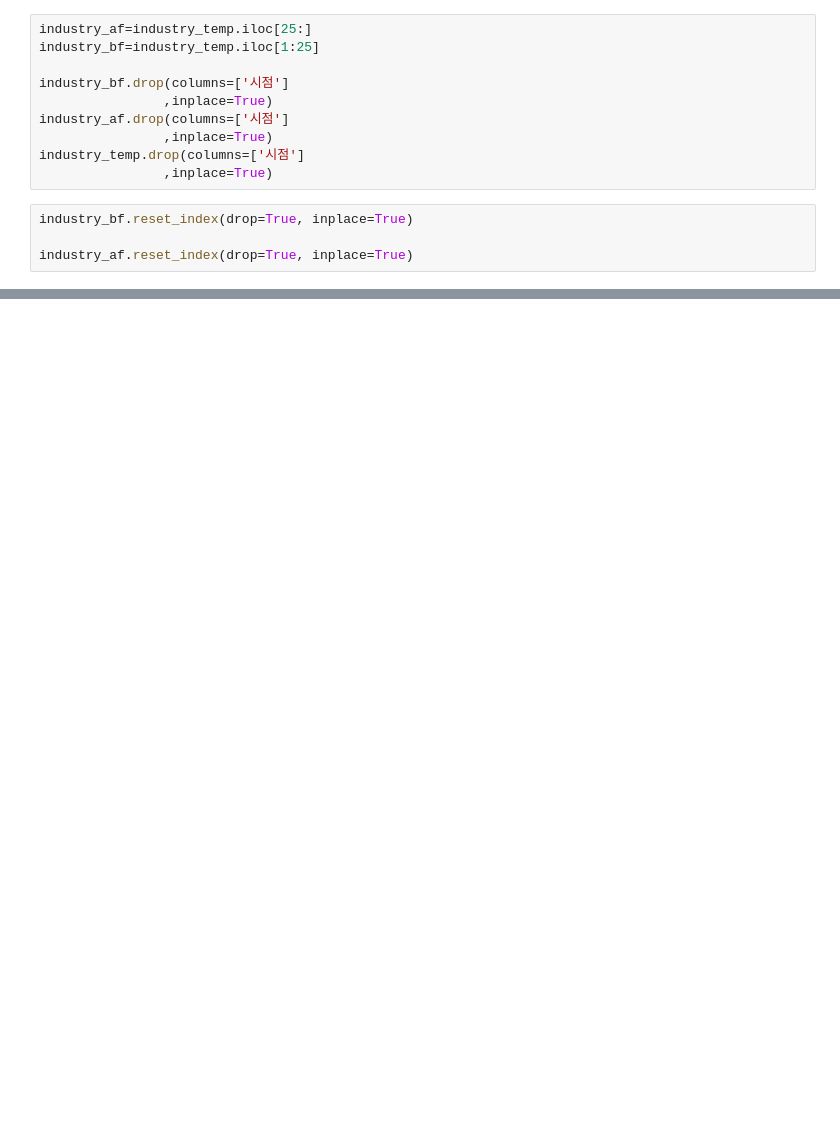
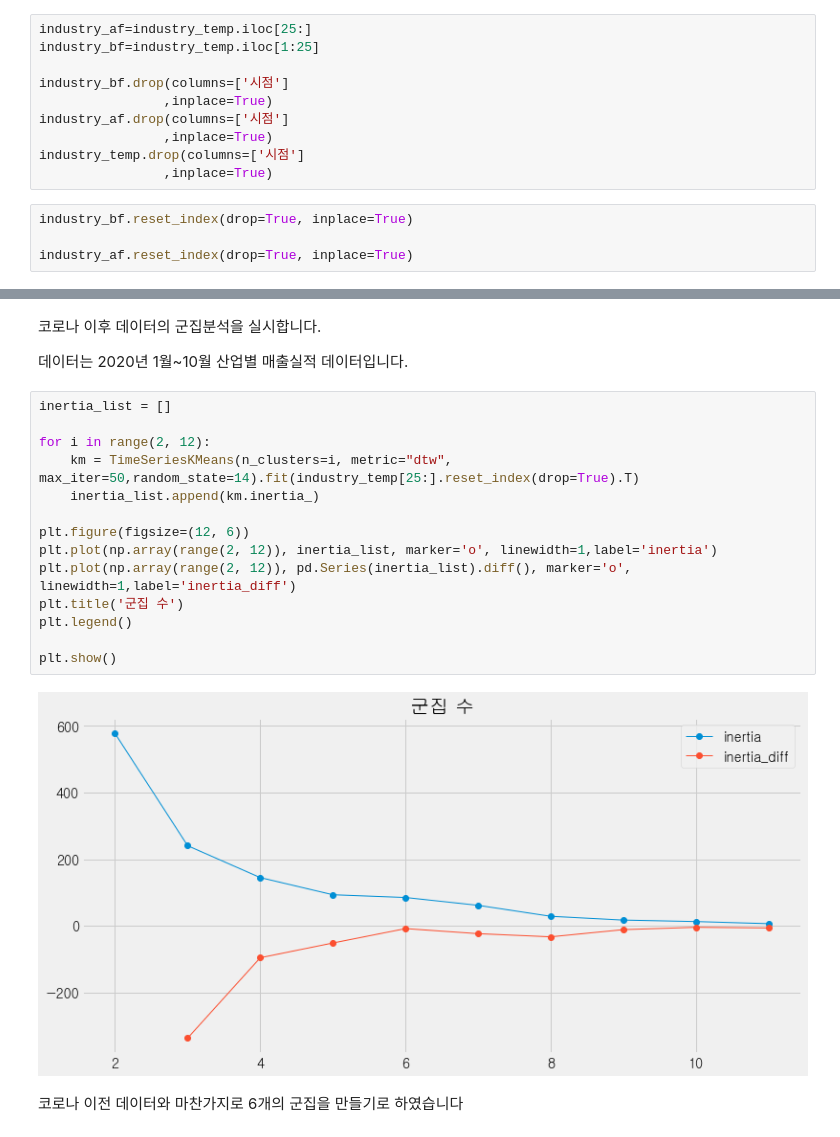
Before and after one commit to BaeHyungjun/TeamFPB, a Jupyter notebook: 강민석/업종별-final-seaon_diff_ma.ipynb, the cells around one changed output, grey strips where cells are left out. Drawn from its saved outputs; the diff is of its cells as text; blank space fills up the shorter version.

```diff
--- a/강민석/업종별-final-seaon_diff_ma.ipynb
+++ b/강민석/업종별-final-seaon_diff_ma.ipynb
@@ -230,0 +256,22 @@ my_dict_bf
+# %% [markdown]
+코로나 이후 데이터의 군집분석을 실시합니다.
+
+데이터는 2020년 1월~10월 산업별 매출실적 데이터입니다.
+# %%
+inertia_list = []
+
+for i in range(2, 12):
+    km = TimeSeriesKMeans(n_clusters=i, metric="dtw", max_iter=50,random_state=14).fit(industry_temp[25:].reset_index(drop=True).T)
+    inertia_list.append(km.inertia_)
+
+plt.figure(figsize=(12, 6))
+plt.plot(np.array(range(2, 12)), inertia_list, marker='o', linewidth=1,label='inertia')
+plt.plot(np.array(range(2, 12)), pd.Series(inertia_list).diff(), marker='o', linewidth=1,label='inertia_diff')
+plt.title('군집 수')
+plt.legend()
+
+plt.show()
+# %% [output]
+[figure, added]
+# %% [markdown]
+코로나 이전 데이터와 마찬가지로 6개의 군집을 만들기로 하였습니다
```
Also changed, not shown: parts of 44 cells of this notebook.
